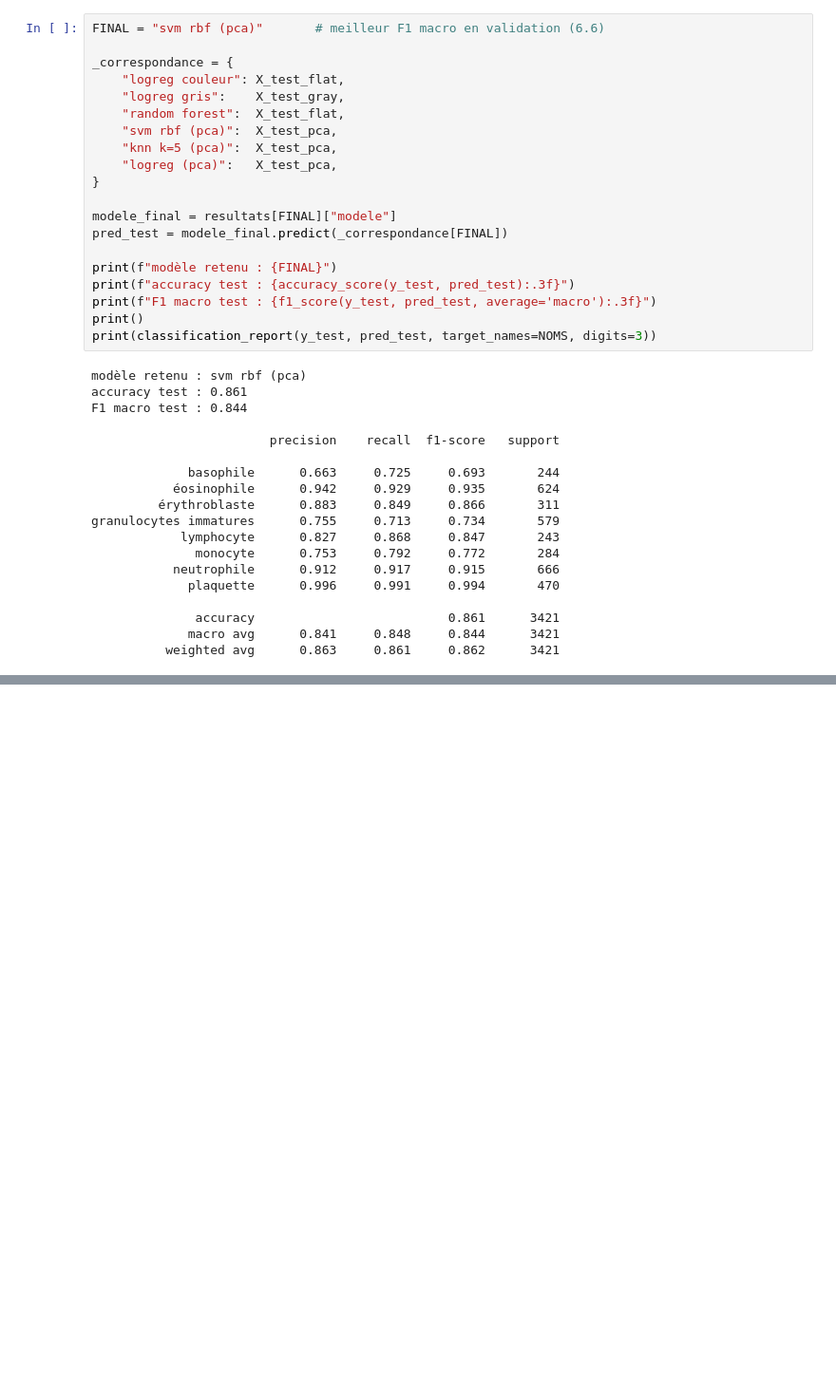
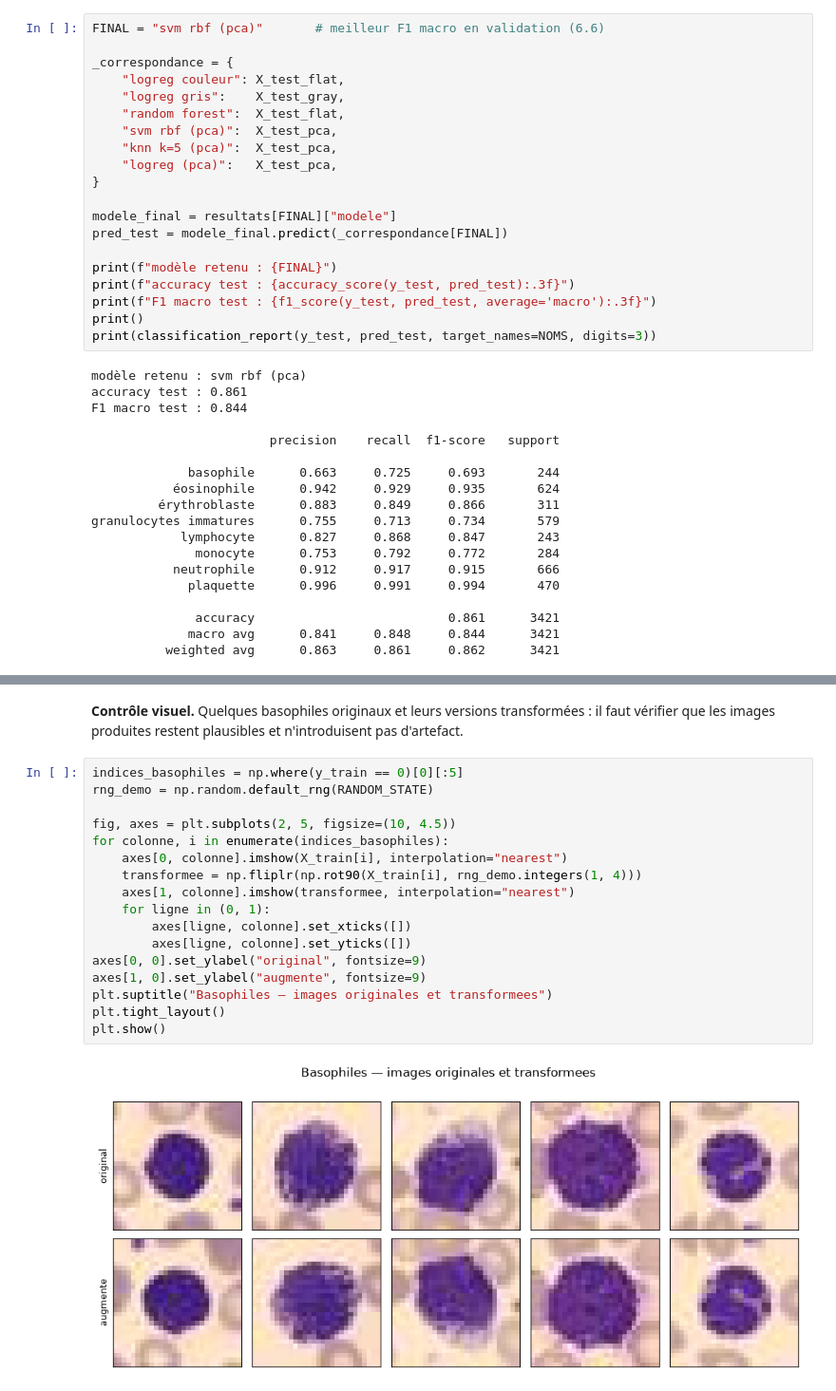
Before and after one commit to LouiSvon/cvrie, a Jupyter notebook: notebooks/supervised_learning.ipynb, the cells around one changed output, grey strips where cells are left out. Shown at 95% size. Drawn from its saved outputs; the diff is of its cells as text; blank space fills up the shorter version.

```diff
--- a/notebooks/supervised_learning.ipynb
+++ b/notebooks/supervised_learning.ipynb
@@ -636,0 +792,23 @@ granulocytes immatures      0.755     0.713     0.734       579
+# %% [markdown]
+**Contrôle visuel.** Quelques basophiles originaux et leurs versions transformées :
+il faut vérifier que les images produites restent plausibles et n'introduisent pas
+d'artefact.
+# %%
+indices_basophiles = np.where(y_train == 0)[0][:5]
+rng_demo = np.random.default_rng(RANDOM_STATE)
+
+fig, axes = plt.subplots(2, 5, figsize=(10, 4.5))
+for colonne, i in enumerate(indices_basophiles):
+    axes[0, colonne].imshow(X_train[i], interpolation="nearest")
+    transformee = np.fliplr(np.rot90(X_train[i], rng_demo.integers(1, 4)))
+    axes[1, colonne].imshow(transformee, interpolation="nearest")
+    for ligne in (0, 1):
+        axes[ligne, colonne].set_xticks([])
+        axes[ligne, colonne].set_yticks([])
+axes[0, 0].set_ylabel("original", fontsize=9)
+axes[1, 0].set_ylabel("augmente", fontsize=9)
+plt.suptitle("Basophiles — images originales et transformees")
+plt.tight_layout()
+plt.show()
+# %% [output]
+[figure, added]
```
Also changed, not shown: parts of 15 cells of this notebook.
